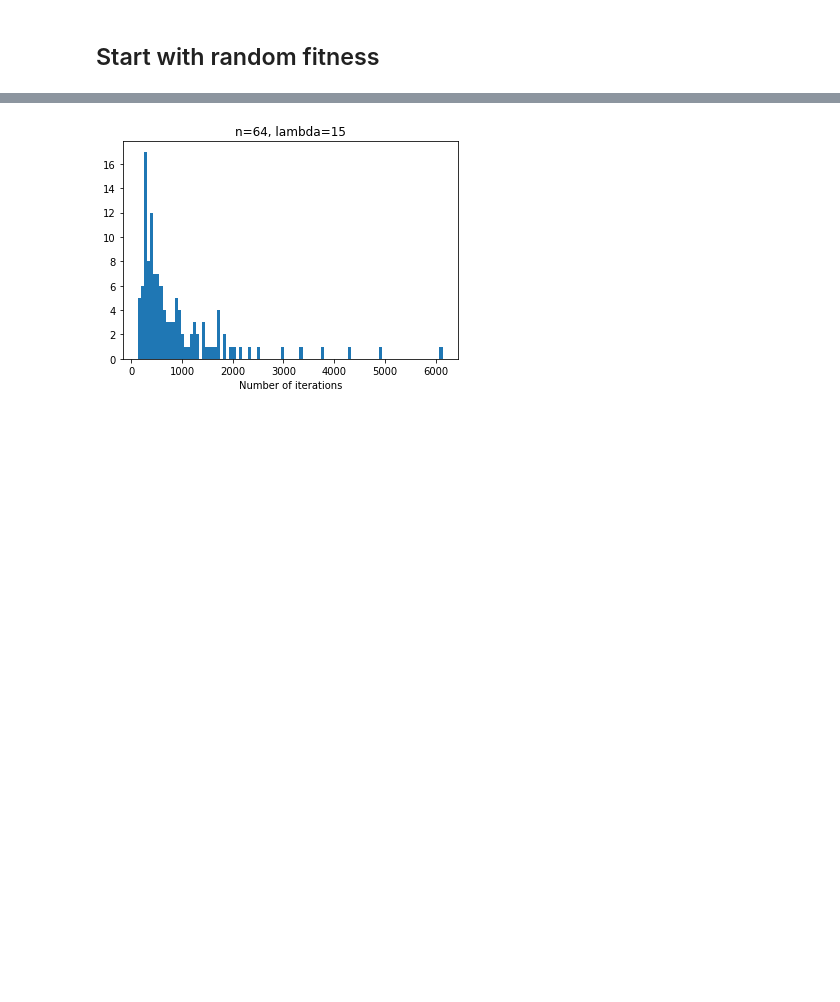
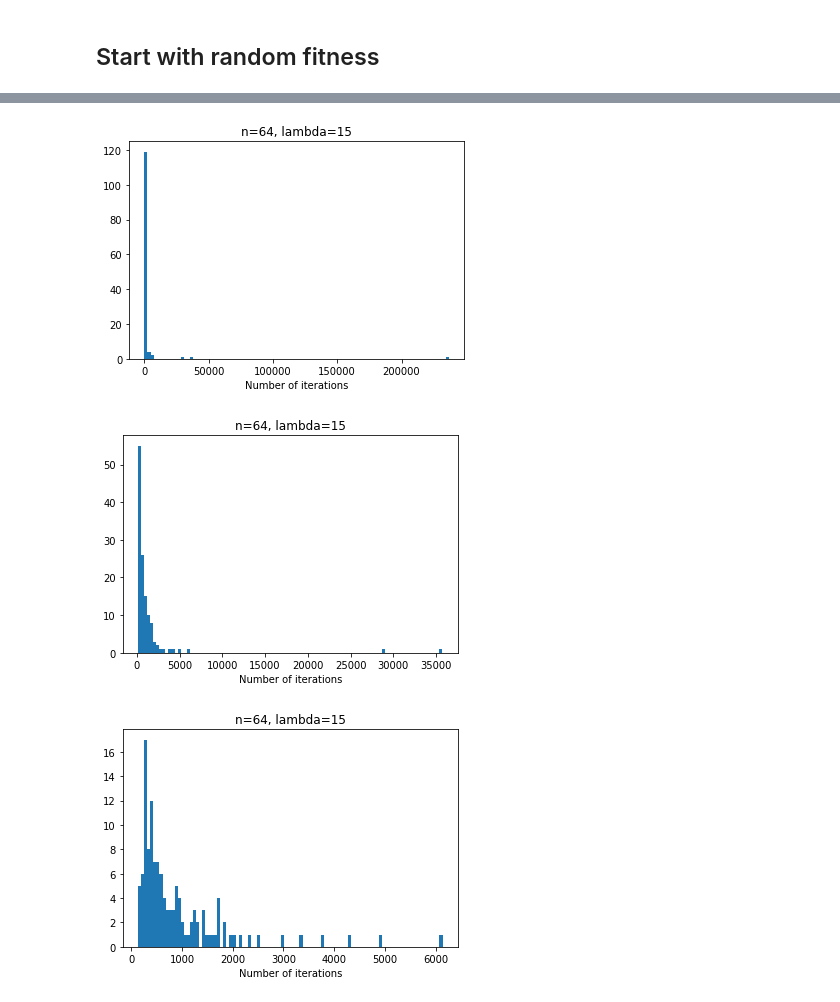
Before and after one commit to sashapff/ollga-noise, a Jupyter notebook: notebook.ipynb, the cells around one changed output, grey strips where cells are left out. Cells and saved outputs as stored; diff of their text form; code cells hidden in the pictures; blank space fills up the shorter version.

```diff
--- a/notebook.ipynb
+++ b/notebook.ipynb
@@ -128,21 +141,25 @@ plot_hist(a[a < 5000], n, lmbd)
 # %%
 n = 64
 lmbd = 15
 a = np.array([   600,    414,   1412,    255,   1199,    241,    741,   1223,    260,
     345,    216,    565,   6135,    292,    724,    938,    426,    530,
     344,    353,    898,   4286,    557,    259,    573,    573,   1300,
     935,    400,    310,    808,   1874,   1632,    987,    182,    231,
    1261,   3325,    537,   1874,    327,    402,   1714,   1282,    341,
     427,    174,    630,    944,   1399,    556,    296,    416,    287,
     966,    437,   1217,   2974,    657,   1754,    299,    982,  35755,
     831,   1442,    389,   2121,    656,    625,   1954,    318,    692,
     771,    865,   1669,    268,    240,    914,    546,    485,    393,
     326,    281,   4876,    292,   1198,    354,    283,   1154,    284,
    1556,    821,    151,   2488,    433,    463,    287,    281,    729,
     432,    411,    474,   3782,    487,    743,    539,    451,    896,
     580,    313,   1709,   1463,    454,    309,    526,   2306,   1708,
     238,  28669,    184,   1089, 236753,   2026,    913,    259,    137,
     533,    398])
+plot_hist(a, n, lmbd)
+plot_hist(a[a < 50000], n, lmbd)
 plot_hist(a[a < 10000], n, lmbd)
 # %% [output]
-[figure, old version]
+[figure, new version]
+[figure, added]
+[figure, added]
```
Also changed, not shown: parts of 9 cells of this notebook.
